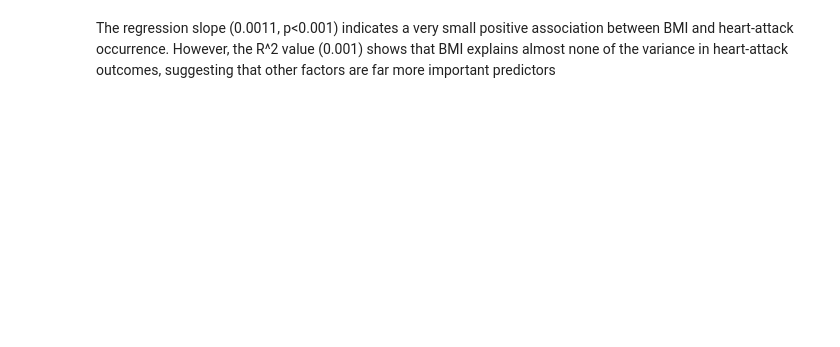
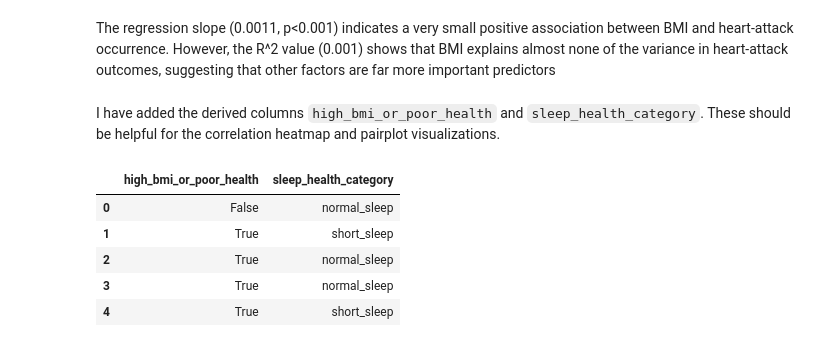
Before and after one commit to sjsu-cs133-f25/team6-healthdata, a Jupyter notebook: notebooks/heartDisease.ipynb, the cells around one changed output. Cells and saved outputs as stored; diff of their text form; code cells hidden in the pictures; blank space fills up the shorter version.

```diff
--- a/notebooks/heartDisease.ipynb
+++ b/notebooks/heartDisease.ipynb
@@ -421,3 +423,31 @@ P-value: 0.0000
 R^2: 0.001
 # %% [markdown]
 The regression slope (0.0011, p<0.001) indicates a very small positive association between BMI and heart-attack occurrence. However, the R^2 value (0.001) shows that BMI explains almost none of the variance in heart-attack outcomes, suggesting that other factors are far more important predictors
+# %%
+# B.1 Vectorized boolean mask for correlation/pairplot
+# This column combines high BMI and poor physical/mental health into a single boolean, which simplifies analysis and visualization of potential correlations with other health indicators.
+if all(col in hp for col in ["obese_bmi", "poor_physical_health", "poor_mental_health"]):
+  hp["high_bmi_or_poor_health"] = hp["obese_bmi"] | hp["poor_physical_health"] | hp["poor_mental_health"]
+
+# B.4 Categorical bucketing for correlation/pairplot
+# Bucketing sleep hours into categories simplifies the analysis of sleep health distribution and its potential relationship with other categorical or numerical variables in visualizations like pairplots.
+def simple_sleep_bucket(x):
+  if pd.isna(x): return "missing"
+  if x < 7: return "short_sleep"
+  if x <= 9: return "normal_sleep"
+  return "long_sleep"
+
+if "sleephours" in hp.columns:
+  hp["sleep_health_category"] = hp["sleephours"].map(simple_sleep_bucket)
+# %% [markdown]
+I have added the derived columns `high_bmi_or_poor_health` and `sleep_health_category`. These should be helpful for the correlation heatmap and pairplot visualizations.
+# %%
+# Verify the new columns
+display(hp[['high_bmi_or_poor_health', 'sleep_health_category']].head())
+# %% [output]
+|  | high_bmi_or_poor_health | sleep_health_category |
+| 0 | False | normal_sleep |
+| 1 | True | short_sleep |
+| 2 | True | normal_sleep |
+| 3 | True | normal_sleep |
+| 4 | True | short_sleep |
```
Also changed, not shown: parts of 15 cells of this notebook.
